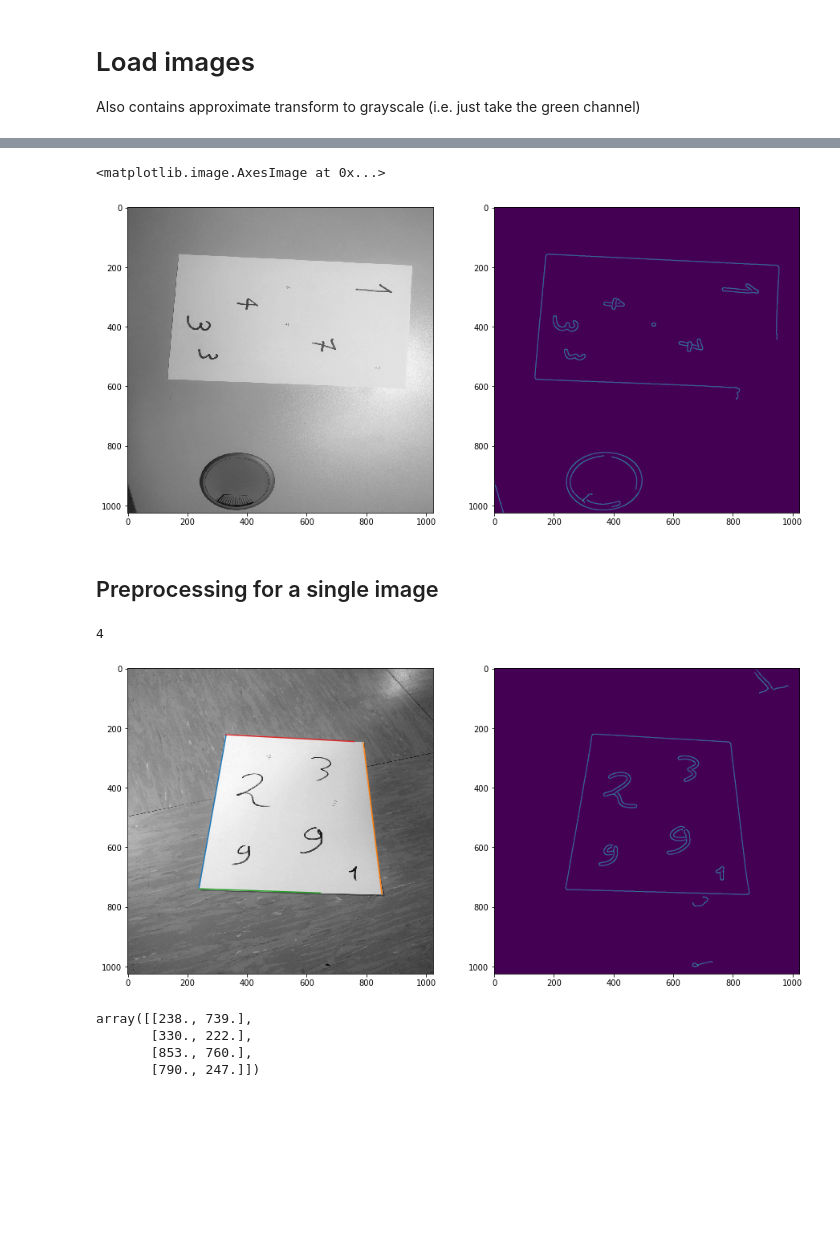
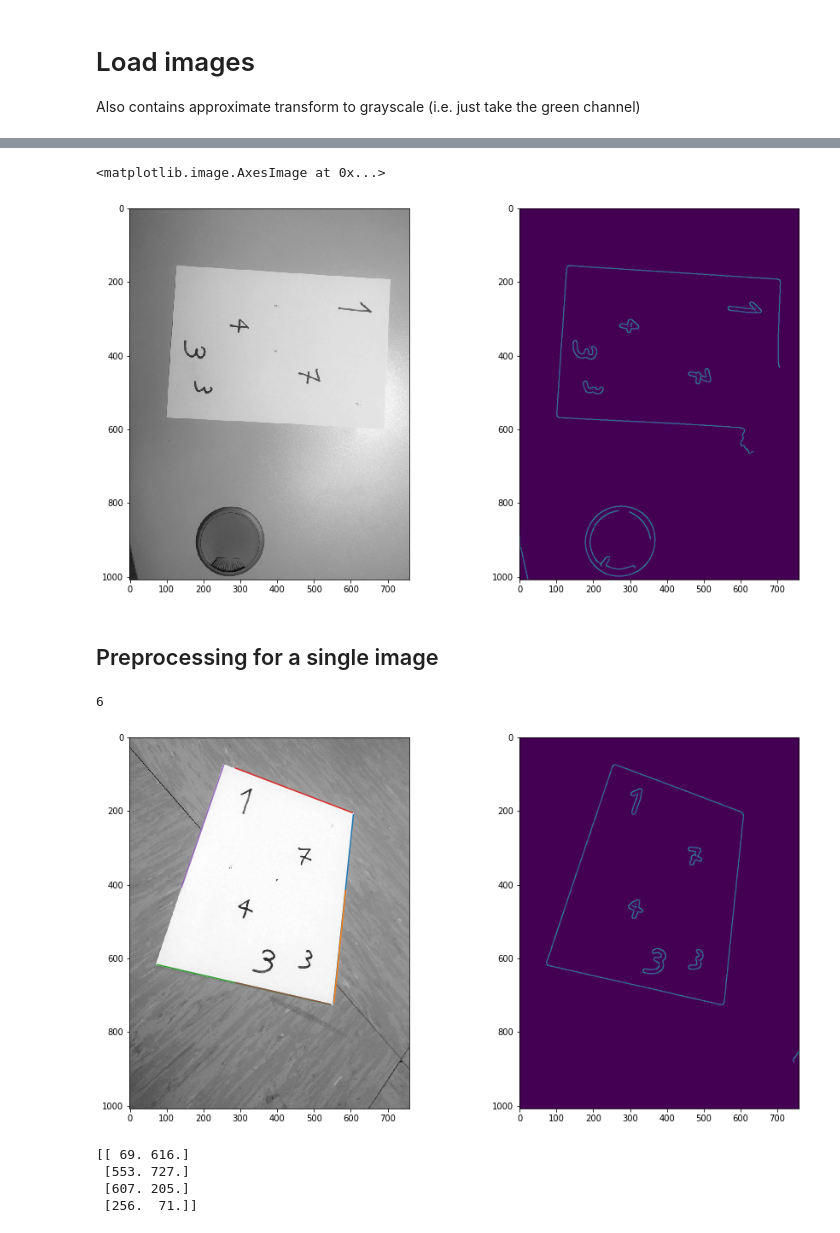
Before and after one commit to lord-blueberry/CompVis, a Jupyter notebook: Assignment1.ipynb, the cells around one changed output, grey strips where cells are left out. Saved outputs shown, nothing was run; the diff lists cells and outputs as text; code cells hidden in the pictures; blank space fills up the shorter version.

```diff
--- a/Assignment1.ipynb
+++ b/Assignment1.ipynb
@@ -15,9 +16,8 @@ import skimage.transform.hough_transform as ht
 Also contains approximate transform to grayscale (i.e. just take the green channel)
 # %%
 files = os.listdir("images")
-print(len(files))
 imsize = (1008, 3038//4)
-images = np.zeros((len(files), imsize,imsize))
+images = np.zeros((len(files), imsize[0],imsize[1]))
 i = 0
 for name in files:
     tmp = skimage.io.imread(os.path.join("images", name))
@@ -53,6 +52,6 @@ ax0.imshow(image, cmap="gray")
 ax1.imshow(calc_edges(image), interpolation='bilinear')
 # %% [output]
 <matplotlib.image.AxesImage at 0x...>
-[figure, old version]
+[figure, new version]
 # %% [markdown]
 ## Preprocessing for a single image
@@ -59,17 +105,16 @@ ax1.imshow(calc_edges(image), interpolation='bilinear')
 # %%
-image = images[2]
+image = images[1]
 edges = calc_edges(image)
 # %%
-lines = transform.probabilistic_hough_line(edges, threshold=100, line_length=350, line_gap=150)
+lines = transform.probabilistic_hough_line(edges, threshold=100, line_length=250, line_gap=100)
+len(lines)
+# %% [output]
+6
-# %%
-len(lines)
-# %% [output]
-4
 # %%
 fig,(ax0,ax1) = plt.subplots(ncols=2, nrows=1, figsize=(15,8))
 ax0.imshow(image, cmap="gray")
 ax1.imshow(edges, interpolation='bilinear')
-for ((x0,y0),(x1,y1)) in lines[0:6]:
+for ((x0,y0),(x1,y1)) in lines:
     ax0.plot([x0,x1],[y0,y1])
 # %% [output]
-[figure, old version]
+[figure, new version]
@@ -119,11 +121,32 @@ for i in range(1, 4):
-# %%
-intersections = np.round(intersections)
-intersections
-# %% [output]
-array([[238., 739.],
-       [330., 222.],
-       [853., 760.],
-       [790., 247.]])
+# %%
+llines = np.ones((len(lines),2,3))
+llines[:, :, 0:2] = np.asarray(lines)
+
+sorted_lines = np.ones((4,2,3))
+sorted_lines[0] = llines[0]
+op = get_opposite(0, llines)
+sorted_lines[2] = llines[op]
+adjacent = get_adjacent(0, op, llines)
+sorted_lines[1] = llines[adjacent]
+adjacent_op = get_opposite(adjacent, llines)
+sorted_lines[3]= llines[adjacent_op]
+sorted_lines = flip_to_lower_left(0, 2, 0, sorted_lines)
+sorted_lines = flip_to_lower_left(0, 2, 1, sorted_lines)
+sorted_lines = flip_to_lower_left(3, 1, 0, sorted_lines)
+sorted_lines = flip_to_lower_left(3, 1, 1, sorted_lines)
+
+intersections = np.zeros((4, 2))
+intersections[0] = get_intersection(sorted_lines[0],sorted_lines[1])
+intersections[1] = get_intersection(sorted_lines[1],sorted_lines[2])
+intersections[2] = get_intersection(sorted_lines[2],sorted_lines[3])
+intersections[3] = get_intersection(sorted_lines[3],sorted_lines[0])
+rounded = np.round(intersections)
+print(rounded)
+# %% [output]
+[[ 69. 616.]
+ [553. 727.]
+ [607. 205.]
+ [256.  71.]]
 # %%
 w,h = 500,750
 A = np.array([0,h])
```
Also changed, not shown: parts of 14 cells of this notebook, 1 other file.
